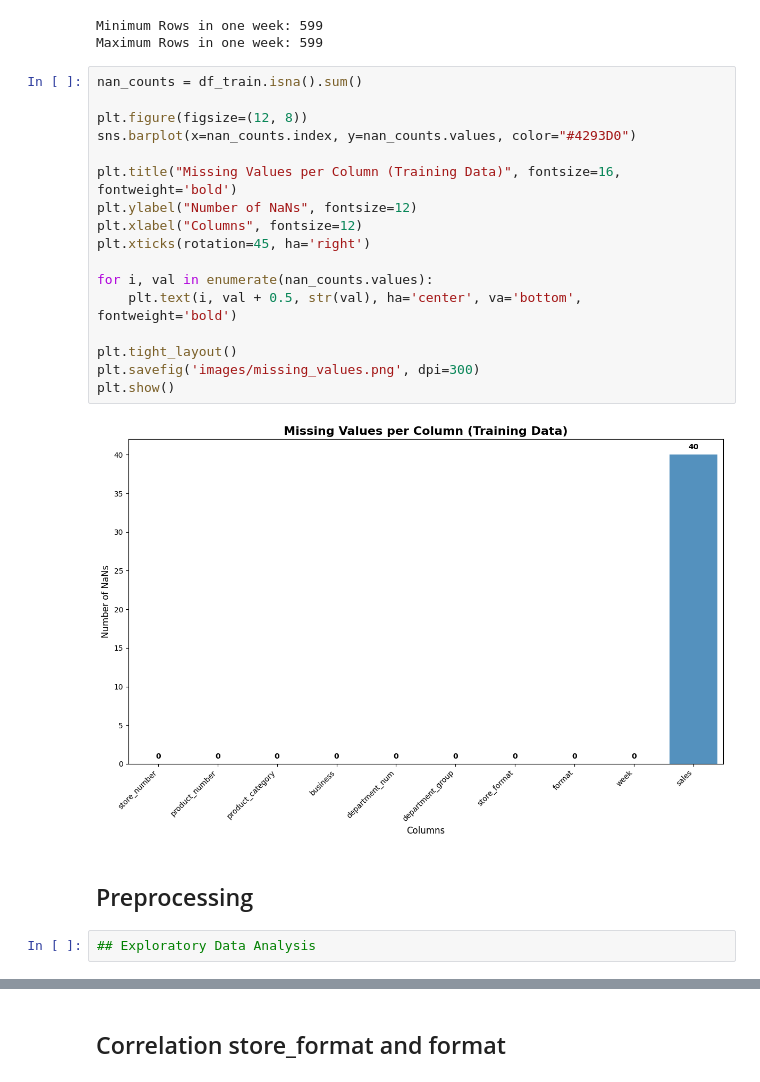
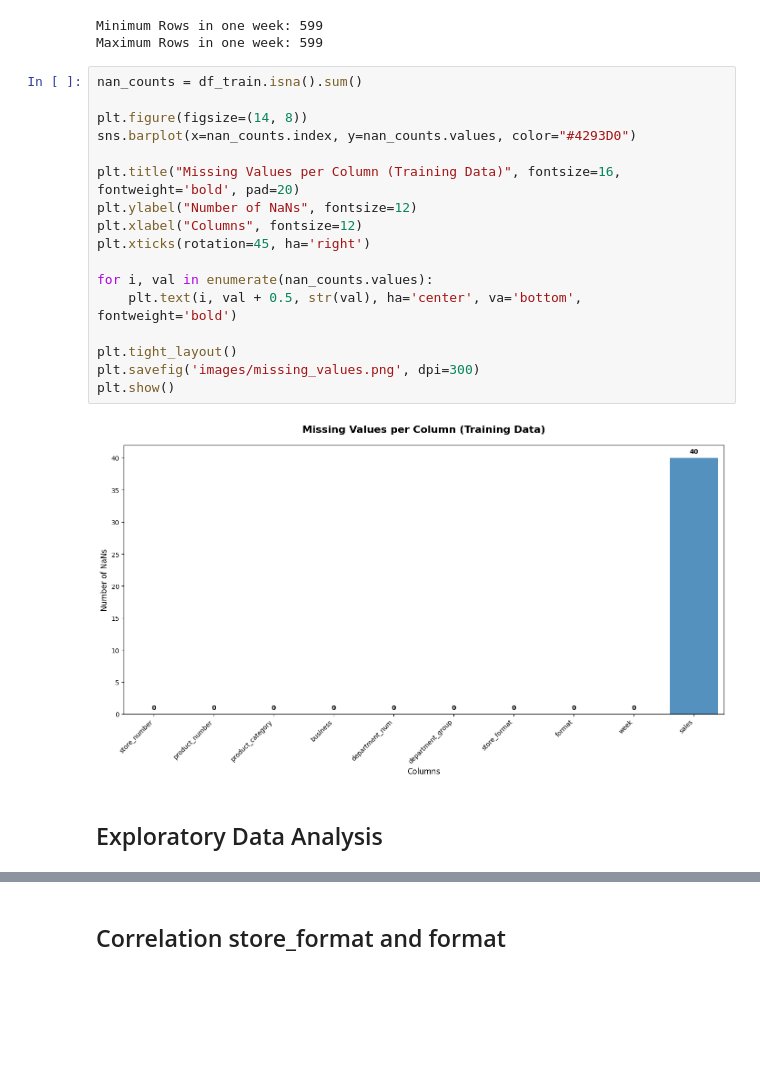
Before and after one commit to luisgrewe/StockSalesPrediction, a Jupyter notebook: salesprediction.ipynb, the cells around one changed output, grey strips where cells are left out. Drawn from its saved outputs; the diff is of its cells as text; blank space fills up the shorter version.

```diff
--- a/salesprediction.ipynb
+++ b/salesprediction.ipynb
@@ -48,26 +48,24 @@ Maximum Rows in one week: 599
 # %%
 nan_counts = df_train.isna().sum()
 
-plt.figure(figsize=(12, 8))
+plt.figure(figsize=(14, 8))
 sns.barplot(x=nan_counts.index, y=nan_counts.values, color="#4293D0")
 
-plt.title("Missing Values per Column (Training Data)", fontsize=16, fontweight='bold')
+plt.title("Missing Values per Column (Training Data)", fontsize=16, fontweight='bold', pad=20)
 plt.ylabel("Number of NaNs", fontsize=12)
 plt.xlabel("Columns", fontsize=12)
 plt.xticks(rotation=45, ha='right')
 
 for i, val in enumerate(nan_counts.values):
     plt.text(i, val + 0.5, str(val), ha='center', va='bottom', fontweight='bold')
 
 plt.tight_layout()
 plt.savefig('images/missing_values.png', dpi=300)
 plt.show()
 # %% [output]
-[figure, old version]
+[figure, new version]
-# %% [markdown]
-## Preprocessing
-# %%
-## Exploratory Data Analysis
+# %% [markdown]
+## Exploratory Data Analysis
 # %%
 plt.figure(figsize=(14, 8))
 weekly_sales = df_train.groupby('week')['sales'].sum().reset_index()
```
Also changed, not shown: parts of 23 cells of this notebook, 35 other files.
